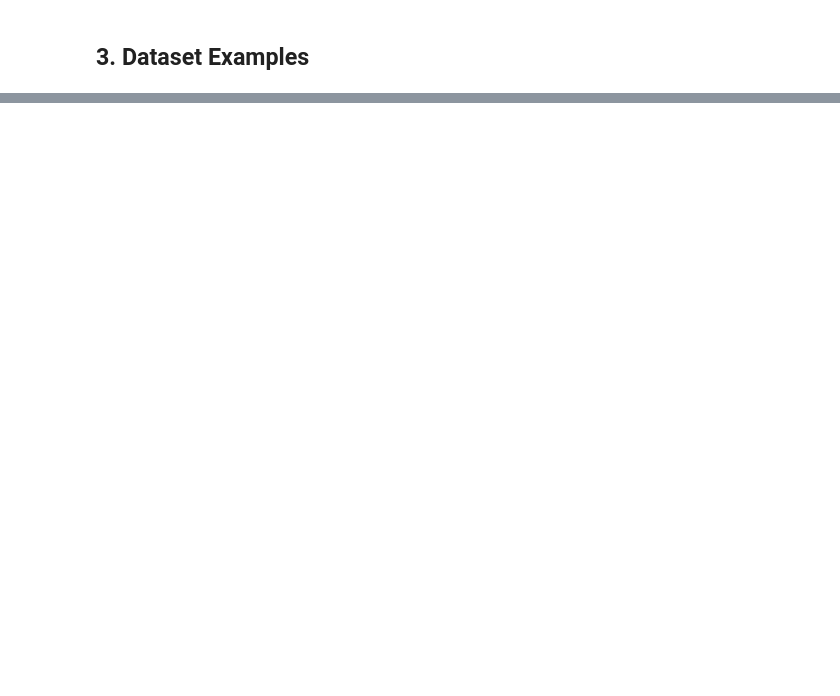
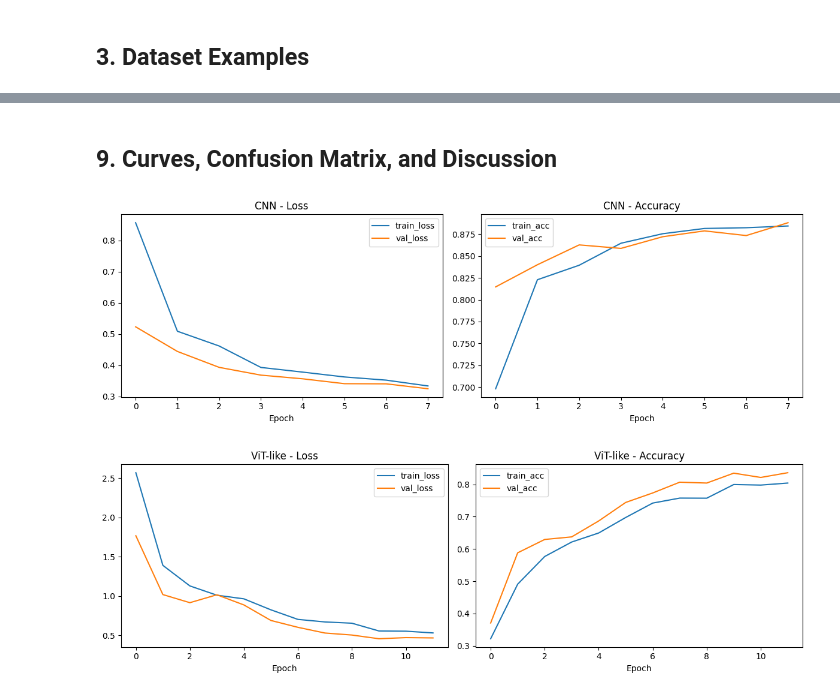
Before and after one commit to iliaszaki/AI_Health_MiniProject, a Jupyter notebook: AI_Health_MiniProject_ZAKI_SPENCER_ABDELKAFI.ipynb, the cells around one changed output, grey strips where cells are left out. Cells and saved outputs as stored; diff of their text form; code cells hidden in the pictures; blank space fills up the shorter version.

```diff
--- a/AI_Health_MiniProject_ZAKI_SPENCER_ABDELKAFI.ipynb
+++ b/AI_Health_MiniProject_ZAKI_SPENCER_ABDELKAFI.ipynb
@@ -625,0 +184,8 @@ print(f'\nCreated {zip_name}')
+# %%
+EPOCHS_CNN = 8
+callbacks_cnn = [
+    keras.callbacks.EarlyStopping(monitor='val_accuracy', patience=3, restore_best_weights=True),
+    keras.callbacks.ModelCheckpoint('cnn_model.keras', monitor='val_accuracy', save_best_only=True),
+]
+
+history_cnn = cnn_model.fit(ds_train, validation_data=ds_val, epochs=EPOCHS_CNN, callbacks=callbacks_cnn)
@@ -625,0 +446,28 @@ print(f'\nCreated {zip_name}')
+# %% [markdown]
+## 9. Curves, Confusion Matrix, and Discussion
+# %%
+def plot_history(history, title):
+    hist = pd.DataFrame(history.history)
+
+    fig, axes = plt.subplots(1, 2, figsize=(12, 4))
+    axes[0].plot(hist['loss'], label='train_loss')
+    axes[0].plot(hist['val_loss'], label='val_loss')
+    axes[0].set_title(f'{title} - Loss')
+    axes[0].set_xlabel('Epoch')
+    axes[0].legend()
+
+    axes[1].plot(hist['accuracy'], label='train_acc')
+    axes[1].plot(hist['val_accuracy'], label='val_acc')
+    axes[1].set_title(f'{title} - Accuracy')
+    axes[1].set_xlabel('Epoch')
+    axes[1].legend()
+
+    plt.tight_layout()
+    plt.show()
+
+
+plot_history(history_cnn, 'CNN')
+plot_history(history_vit, 'ViT-like')
+# %% [output]
+[figure, added]
+[figure, added]
```
Also changed, not shown: parts of 55 cells of this notebook, 2 other files.
